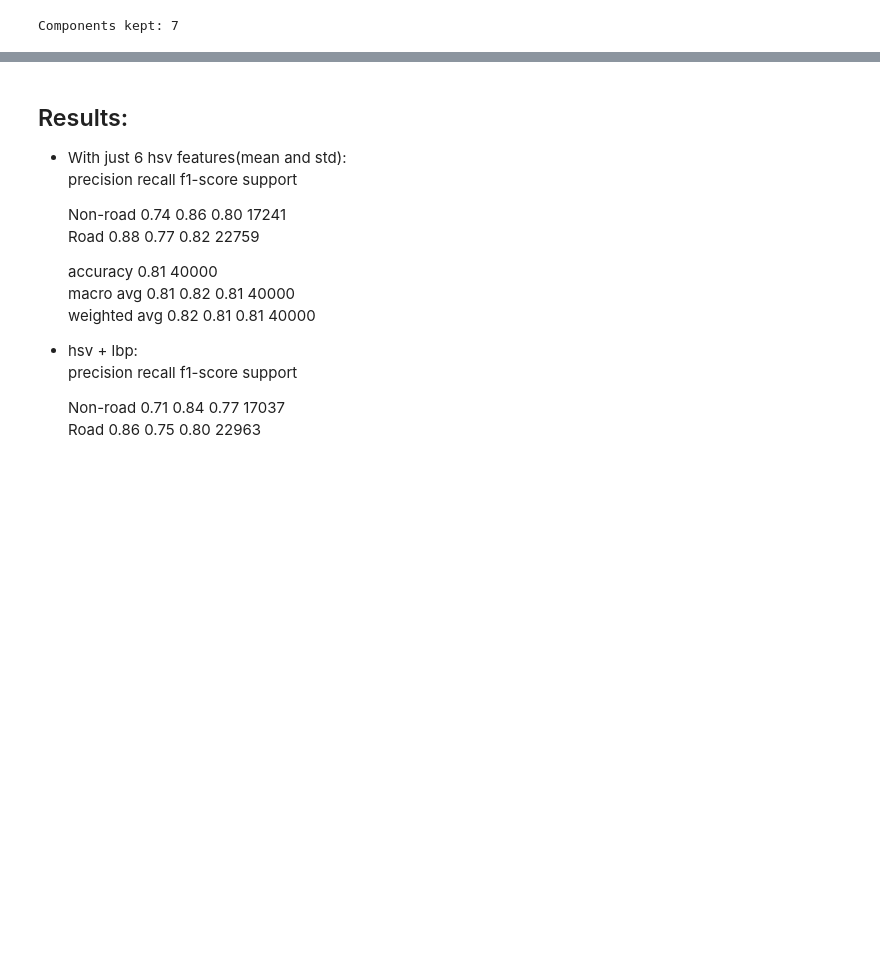
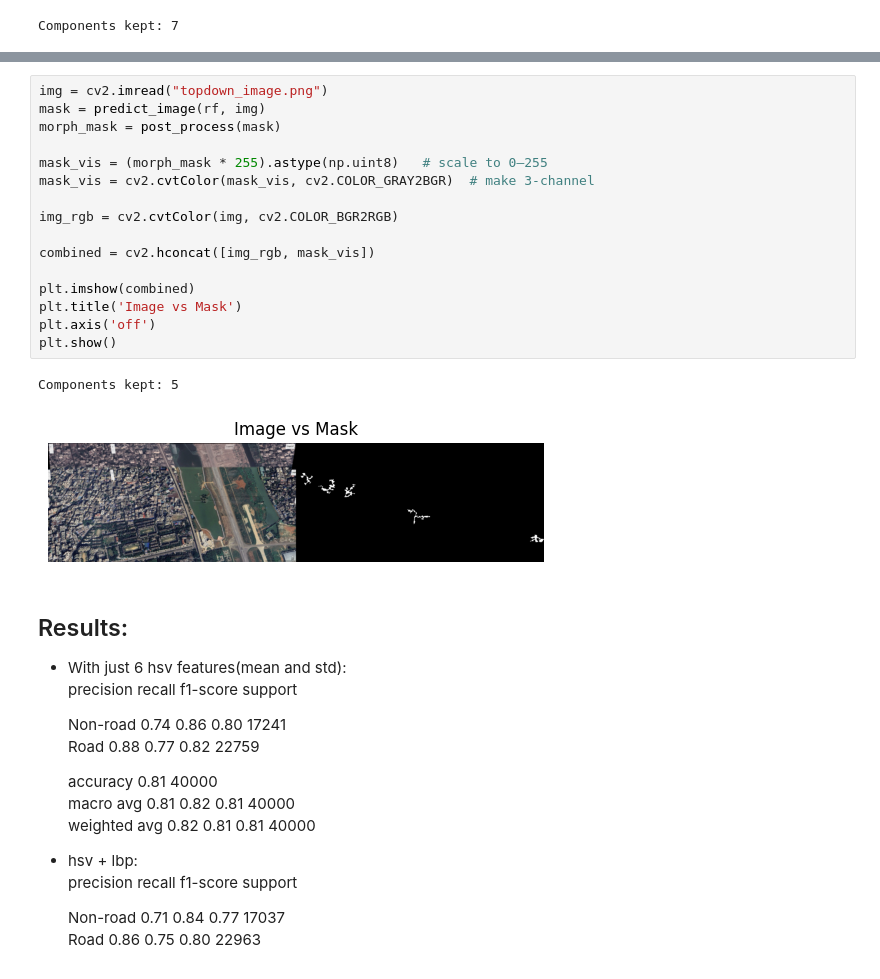
Before and after one commit to aparajaya18-star/ML-workbook, a Jupyter notebook: Final_Task/RF_segmentation.ipynb, the cells around one changed output, grey strips where cells are left out. Saved outputs shown, nothing was run; the diff lists cells and outputs as text; blank space fills up the shorter version.

```diff
--- a/Final_Task/RF_segmentation.ipynb
+++ b/Final_Task/RF_segmentation.ipynb
@@ -365,3 +365,22 @@ plt.show()
+# %%
+img = cv2.imread("topdown_image.png")
+mask = predict_image(rf, img)
+morph_mask = post_process(mask)
+
+mask_vis = (morph_mask * 255).astype(np.uint8)   # scale to 0–255
+mask_vis = cv2.cvtColor(mask_vis, cv2.COLOR_GRAY2BGR)  # make 3-channel
+
+img_rgb = cv2.cvtColor(img, cv2.COLOR_BGR2RGB)
+
+combined = cv2.hconcat([img_rgb, mask_vis])
+
+plt.imshow(combined)
+plt.title('Image vs Mask')
+plt.axis('off')
+plt.show()
+# %% [output]
+Components kept: 5
+[figure, added]
 # %% [markdown]
 ## Results:
 * With just 6 hsv features(mean and std):
```
Also changed, not shown: parts of 5 cells of this notebook, 9 other files.
